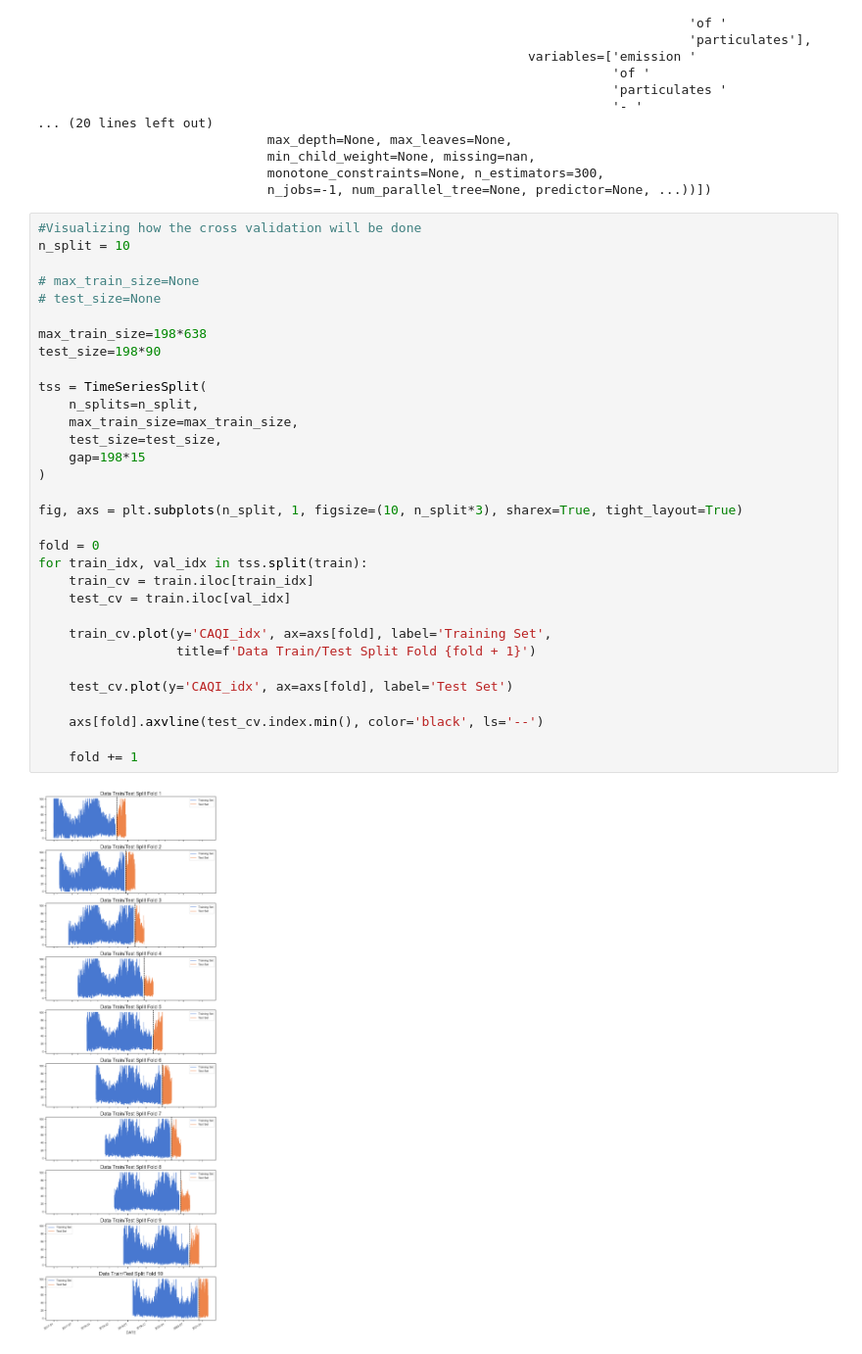
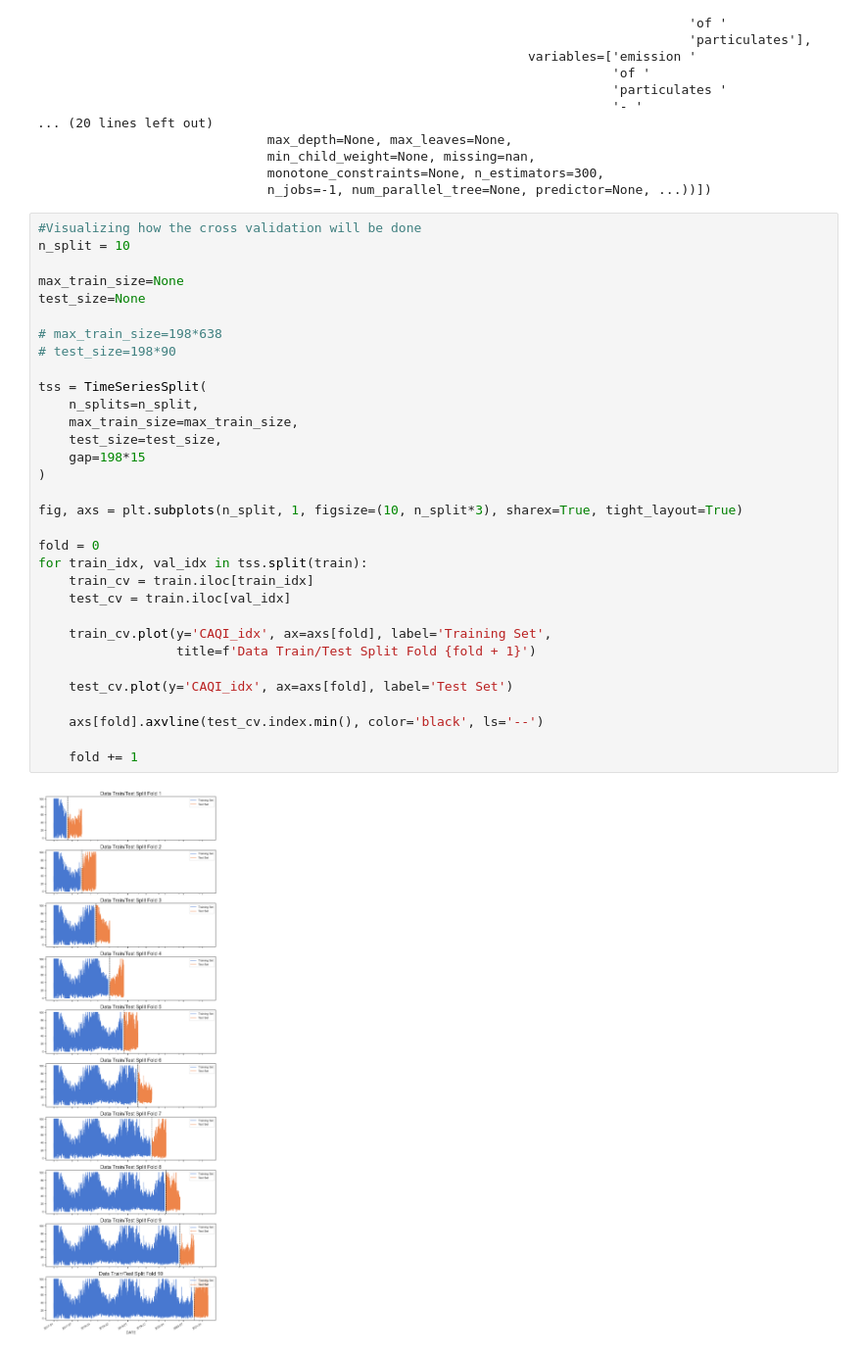
Before and after one commit to OmdenaAI/warsaw-poland-chapter-air-pollution, a Jupyter notebook: src/tasks/task-4-modeling/Joseph Antony_Modelling/1. BaseLine Model.ipynb, the cells around one changed output. Shown at 98% size. Drawn from its saved outputs; the diff is of its cells as text.

```diff
--- a/src/tasks/task-4-modeling/Joseph Antony_Modelling/1. BaseLine Model.ipynb
+++ b/src/tasks/task-4-modeling/Joseph Antony_Modelling/1. BaseLine Model.ipynb
@@ -207,34 +207,34 @@ Pipeline(steps=[('pipeline',
 # %%
 #Visualizing how the cross validation will be done
 n_split = 10
 
-# max_train_size=None
-# test_size=None
+max_train_size=None
+test_size=None
 
-max_train_size=198*638
-test_size=198*90
+# max_train_size=198*638
+# test_size=198*90
 
 tss = TimeSeriesSplit(
     n_splits=n_split,
     max_train_size=max_train_size,
     test_size=test_size,
     gap=198*15
 )
 
 fig, axs = plt.subplots(n_split, 1, figsize=(10, n_split*3), sharex=True, tight_layout=True)
 
 fold = 0
 for train_idx, val_idx in tss.split(train):
     train_cv = train.iloc[train_idx]
     test_cv = train.iloc[val_idx]
 
     train_cv.plot(y='CAQI_idx', ax=axs[fold], label='Training Set',
                   title=f'Data Train/Test Split Fold {fold + 1}')
 
     test_cv.plot(y='CAQI_idx', ax=axs[fold], label='Test Set')
 
     axs[fold].axvline(test_cv.index.min(), color='black', ls='--')
 
     fold += 1
 # %% [output]
-[figure, old version]
+[figure, new version]
```
Also changed, not shown: parts of 17 cells of this notebook, 3 other files.
